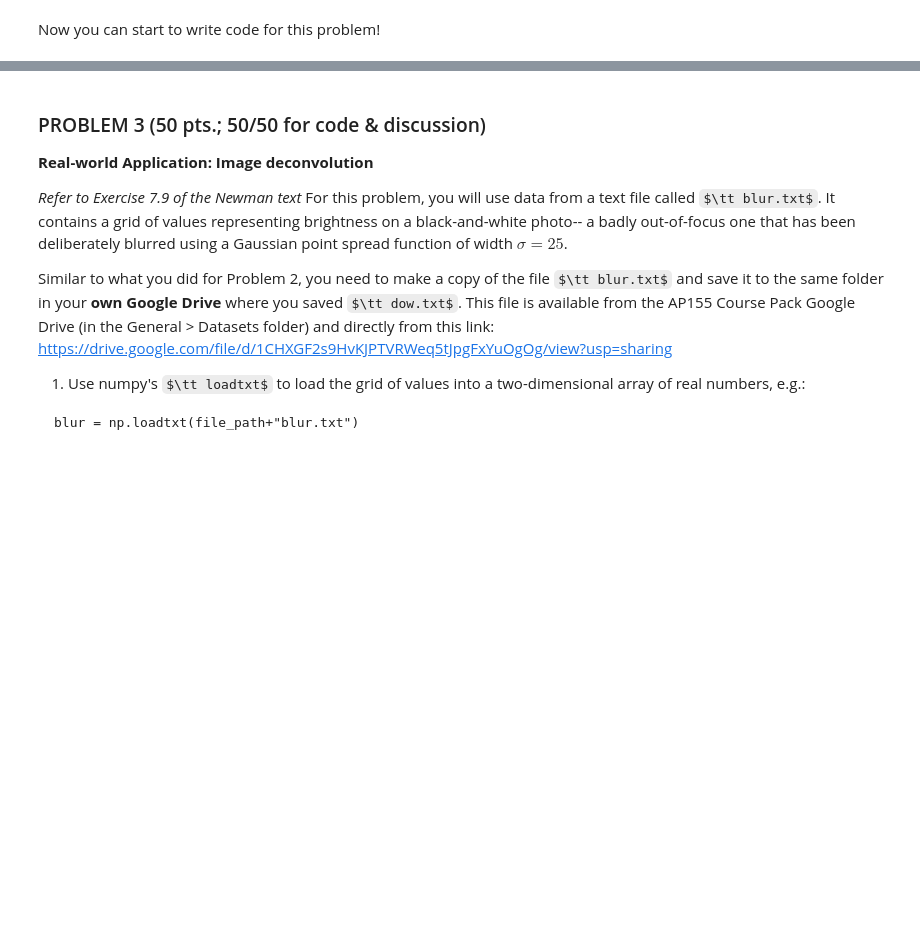
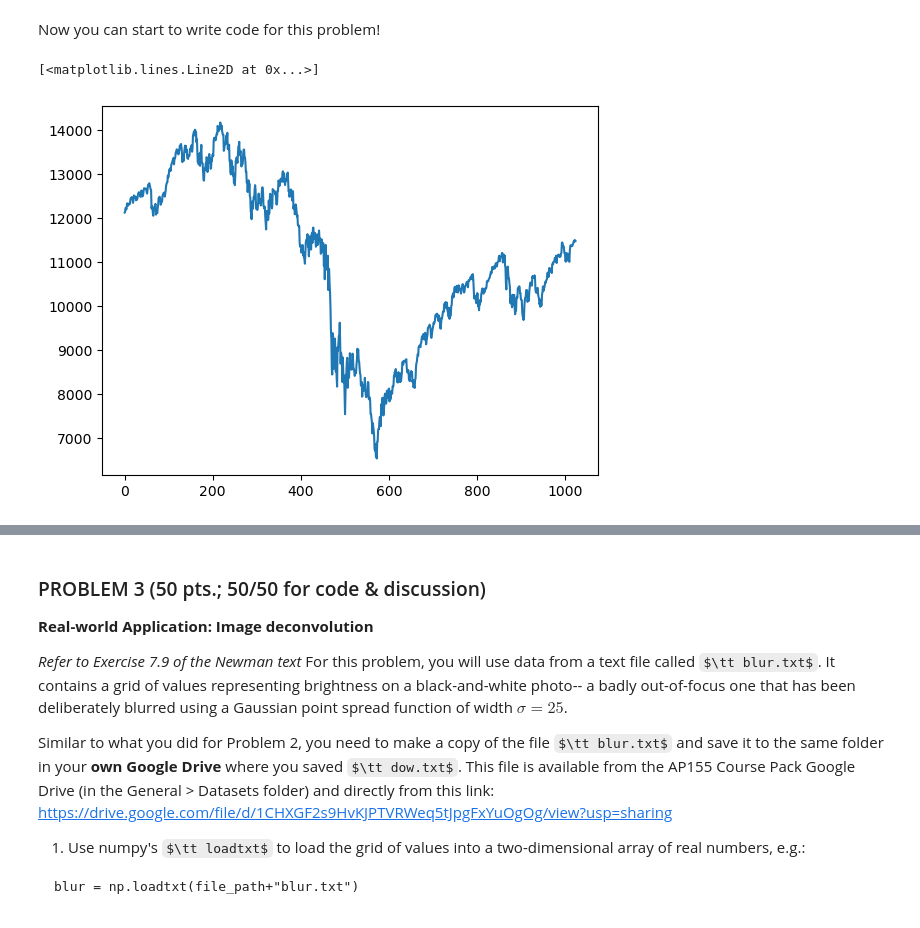
Before and after one commit to genvert/AP_155_HX-3_Vertudez, a Jupyter notebook: module 3/lab_assignment_module3.ipynb, the cells around one changed output, grey strips where cells are left out. Saved outputs shown, nothing was run; the diff lists cells and outputs as text; code cells hidden in the pictures; some formulas as TeX source; blank space fills up the shorter version.

```diff
--- a/module 3/lab_assignment_module3.ipynb
+++ b/module 3/lab_assignment_module3.ipynb
@@ -98,3 +102,11 @@ array([12121.71, 12136.44, 12226.73, 12221.93, 12194.13, 12283.85,
        12331.6 , 12309.25, 12278.41, 12307.48])
 # %% [markdown]
 Now you can start to write code for this problem!
+# %%
+# 1.
+
+fig, ax = plt.subplots()
+ax.plot(dow)
+# %% [output]
+[<matplotlib.lines.Line2D at 0x...>]
+[figure, added]
```
Also changed, not shown: parts of 4 cells of this notebook.
